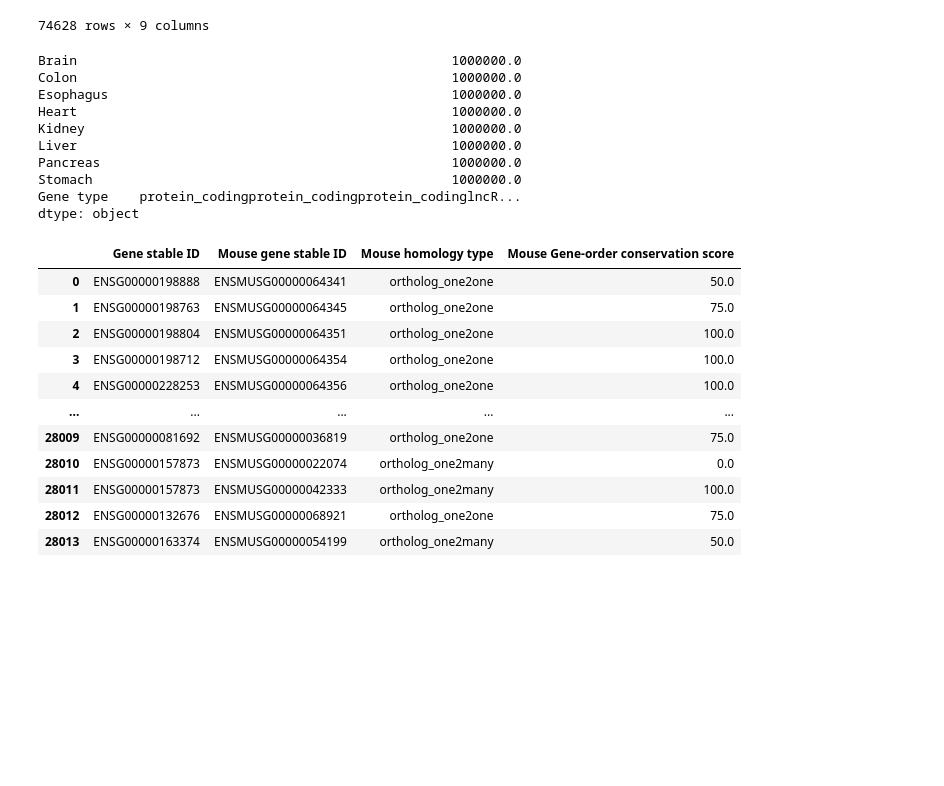
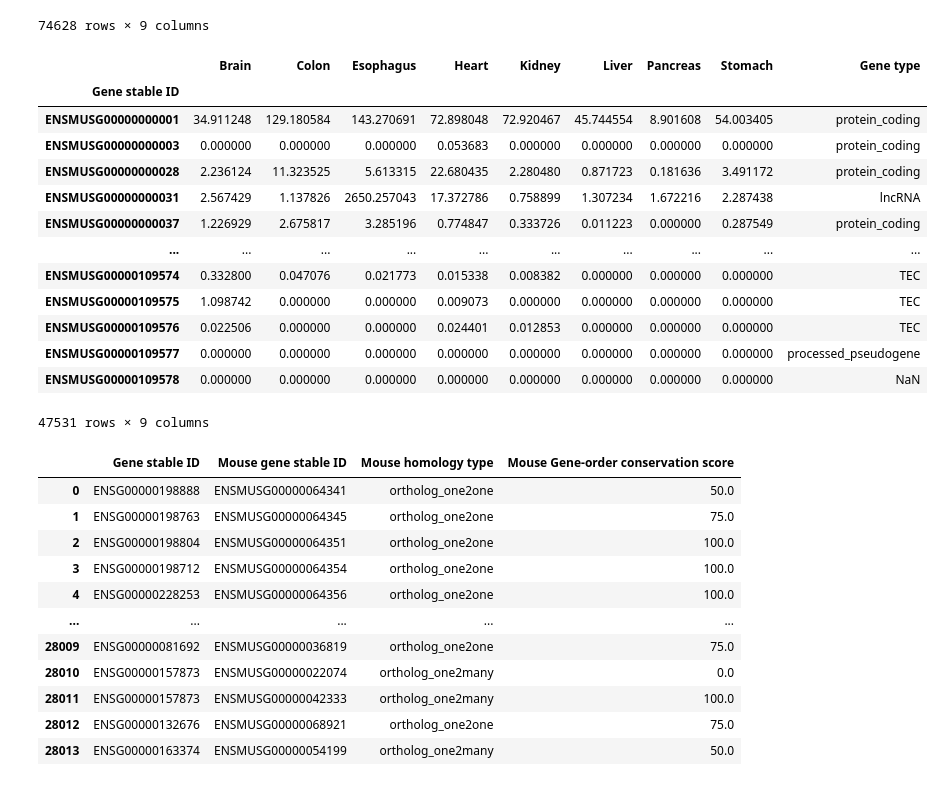
Before and after one commit to AndrewH72/Gene-Duplication, a Jupyter notebook: scripts/calculateScores.ipynb, the cells around one changed output. Drawn from its saved outputs; the diff is of its cells as text; code cells hidden in the pictures; blank space fills up the shorter version.

```diff
--- a/scripts/calculateScores.ipynb
+++ b/scripts/calculateScores.ipynb
@@ -26,18 +26,22 @@ gtexEP
 | ENSG00000310557 | 0.000000 | 0.000000 | 0.000000 | 0.000000 | 0.000000 | 0.000000 | 0.000000 | 0.000000 | lncRNA |
 74628 rows × 9 columns
 # %%
-emtabEP.sum()
+emtabEP
 # %% [output]
+|  | Brain | Colon | Esophagus | Heart | Kidney | Liver | Pancreas | Stomach | Gene type |
+| Gene stable ID |  |  |  |  |  |  |  |  |  |
+| ENSMUSG00000000001 | 34.911248 | 129.180584 | 143.270691 | 72.898048 | 72.920467 | 45.744554 | 8.901608 | 54.003405 | protein_coding |
+| ENSMUSG00000000003 | 0.000000 | 0.000000 | 0.000000 | 0.053683 | 0.000000 | 0.000000 | 0.000000 | 0.000000 | protein_coding |
+| ENSMUSG00000000028 | 2.236124 | 11.323525 | 5.613315 | 22.680435 | 2.280480 | 0.871723 | 0.181636 | 3.491172 | protein_coding |
+| ENSMUSG00000000031 | 2.567429 | 1.137826 | 2650.257043 | 17.372786 | 0.758899 | 1.307234 | 1.672216 | 2.287438 | lncRNA |
+| ENSMUSG00000000037 | 1.226929 | 2.675817 | 3.285196 | 0.774847 | 0.333726 | 0.011223 | 0.000000 | 0.287549 | protein_coding |
+| ... | ... | ... | ... | ... | ... | ... | ... | ... | ... |
+| ENSMUSG00000109574 | 0.332800 | 0.047076 | 0.021773 | 0.015338 | 0.008382 | 0.000000 | 0.000000 | 0.000000 | TEC |
+| ENSMUSG00000109575 | 1.098742 | 0.000000 | 0.000000 | 0.009073 | 0.000000 | 0.000000 | 0.000000 | 0.000000 | TEC |
+| ENSMUSG00000109576 | 0.022506 | 0.000000 | 0.000000 | 0.024401 | 0.012853 | 0.000000 | 0.000000 | 0.000000 | TEC |
+| ENSMUSG00000109577 | 0.000000 | 0.000000 | 0.000000 | 0.000000 | 0.000000 | 0.000000 | 0.000000 | 0.000000 | processed_pseudogene |
+| ENSMUSG00000109578 | 0.000000 | 0.000000 | 0.000000 | 0.000000 | 0.000000 | 0.000000 | 0.000000 | 0.000000 | NaN |
-Brain                                                1000000.0
-Colon                                                1000000.0
-Esophagus                                            1000000.0
-Heart                                                1000000.0
-Kidney                                               1000000.0
-Liver                                                1000000.0
-Pancreas                                             1000000.0
-Stomach                                              1000000.0
-Gene type    protein_codingprotein_codingprotein_codinglncR...
-dtype: object
+47531 rows × 9 columns
 # %%
 orthologTable
 # %% [output]
```
Also changed, not shown: parts of 17 cells of this notebook, 8 other files.
